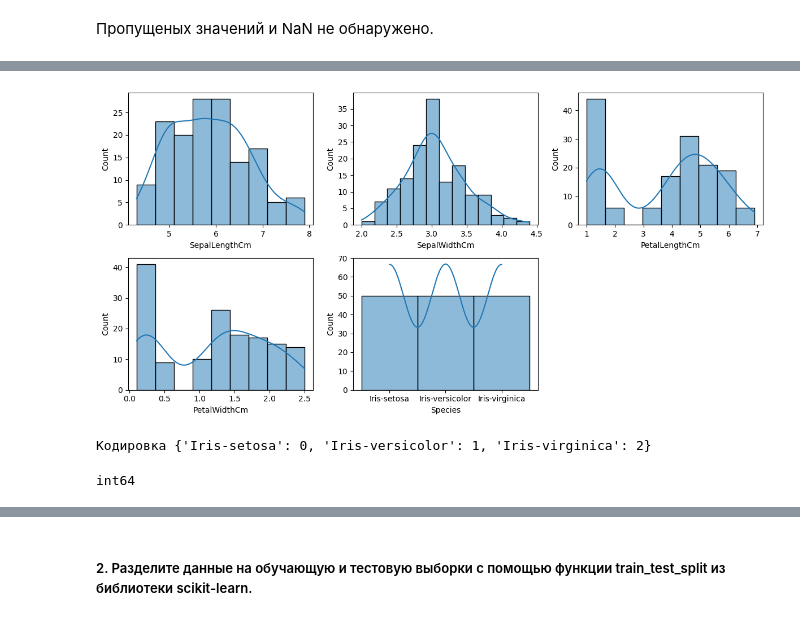
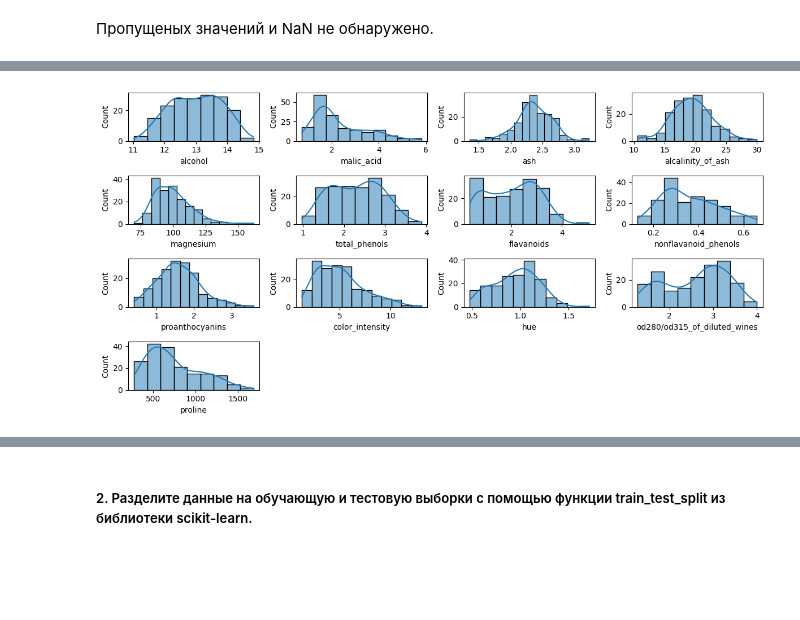
Before and after one commit to Ritorta/machine-learning, a Jupyter notebook: Work#10/Task_1.ipynb, the cells around one changed output, grey strips where cells are left out. Cells and saved outputs as stored; diff of their text form; code cells hidden in the pictures; blank space fills up the shorter version.

```diff
--- a/Work#10/Task_1.ipynb
+++ b/Work#10/Task_1.ipynb
@@ -48 +50,4 @@ wine_df.to_csv('wine_data.csv', index=False)
+# %%
+# Загрузка данных из файла
+wine_df = pd.read_csv("wine_data.csv")
 # %%
@@ -186,25 +188,11 @@ dtype: int64
 # %%
 # Визуализация гистограмм
 plt.figure(figsize=(12, 6))
-for i, column in enumerate(['SepalLengthCm', 'SepalWidthCm', 'PetalLengthCm', 'PetalWidthCm', 'Species'], 1):
-    plt.subplot(2, 3, i)
-    sns.histplot(iris_df[column], kde=True)
+for i, column in enumerate(['alcohol', 'malic_acid', 'ash', 'alcalinity_of_ash', 'magnesium', 'total_phenols', 'flavanoids', 'nonflavanoid_phenols', 'proanthocyanins', 'color_intensity', 'hue', 'od280/od315_of_diluted_wines', 'proline'], 1):
+    plt.subplot(4, 4, i)
+    sns.histplot(wine_df[column], kde=True)
 
 plt.tight_layout()
 plt.show()
 # %% [output]
-[figure, old version]
+[figure, new version]
-# %%
-# Подготавливаем столбец Species перед обученим модели
-# Приводим обектные значения к интовым
-mapDiag = {'Iris-setosa': 0, 'Iris-versicolor': 1, 'Iris-virginica': 2}
-iris_df['Species'] = iris_df['Species'].map(mapDiag)
-
-print(f"Кодировка", mapDiag)
-# %% [output]
-Кодировка {'Iris-setosa': 0, 'Iris-versicolor': 1, 'Iris-virginica': 2}
-# %%
-# Проверяем тип чтобы удостовериться, что изменения прошли успешно
-print(iris_df.dtypes['Species'])
-# %% [output]
-int64
```
Also changed, not shown: parts of 30 cells of this notebook.
